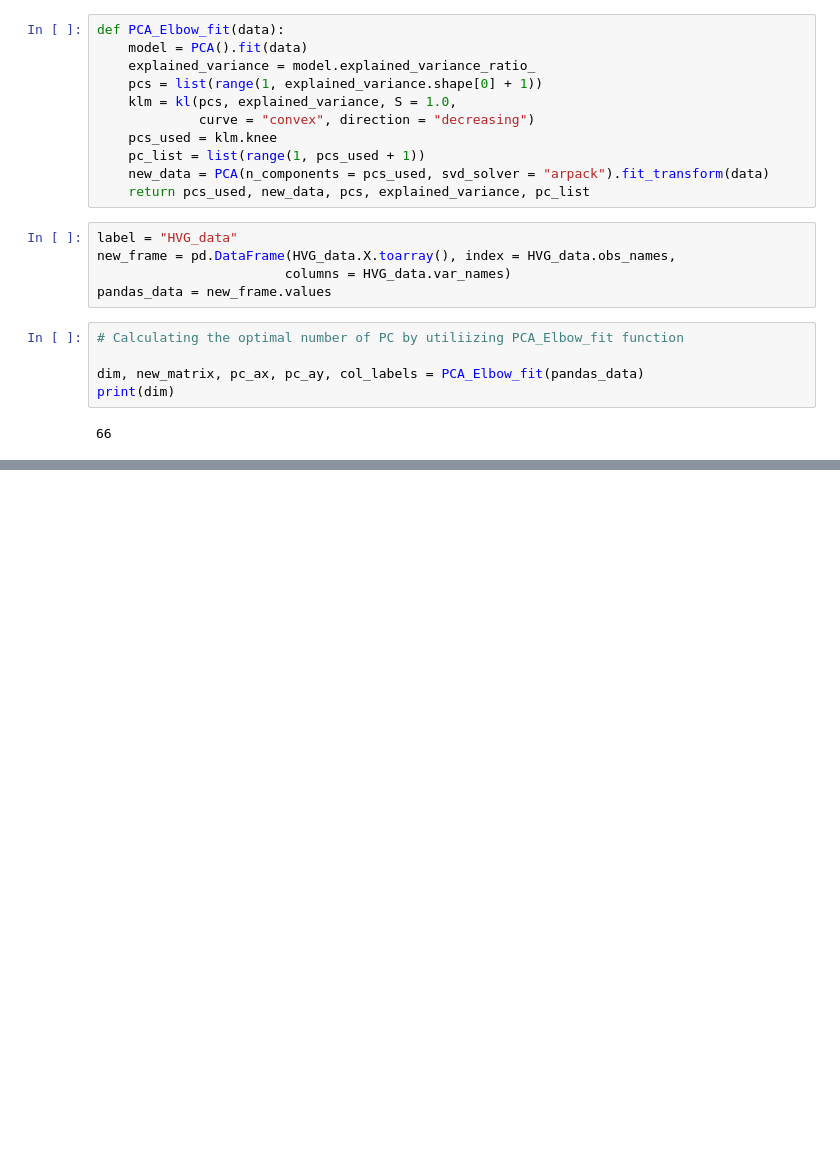
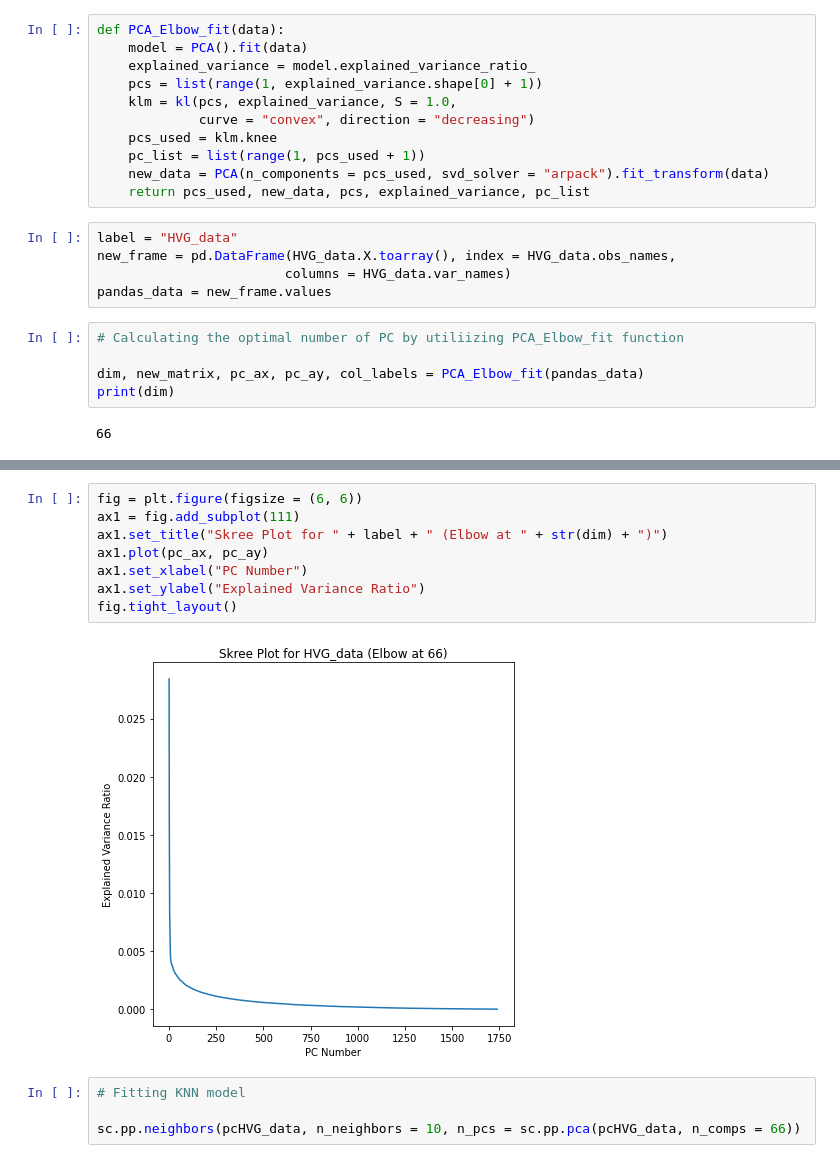
Before and after one commit to eh329/Kaggle, a Jupyter notebook: scRNAseq-eh329-Stoeckius_et_al_2017.ipynb, the cells around one changed output, grey strips where cells are left out. Cells and saved outputs as stored; diff of their text form; blank space fills up the shorter version.

```diff
--- a/scRNAseq-eh329-Stoeckius_et_al_2017.ipynb
+++ b/scRNAseq-eh329-Stoeckius_et_al_2017.ipynb
@@ -244,3 +246,17 @@ CD8_off_ACAATCCCGTGG  0.145172  0.848332  1.537693  0.824474  1.109825
 
 [5 rows x 66 columns]
 (1738, 66)
+# %%
+fig = plt.figure(figsize = (6, 6))
+ax1 = fig.add_subplot(111)
+ax1.set_title("Skree Plot for " + label + " (Elbow at " + str(dim) + ")")
+ax1.plot(pc_ax, pc_ay)
+ax1.set_xlabel("PC Number")
+ax1.set_ylabel("Explained Variance Ratio")
+fig.tight_layout()
+# %% [output]
+[figure, added]
+# %%
+# Fitting KNN model
+
+sc.pp.neighbors(pcHVG_data, n_neighbors = 10, n_pcs = sc.pp.pca(pcHVG_data, n_comps = 66))
```
Also changed, not shown: parts of 6 cells of this notebook.
